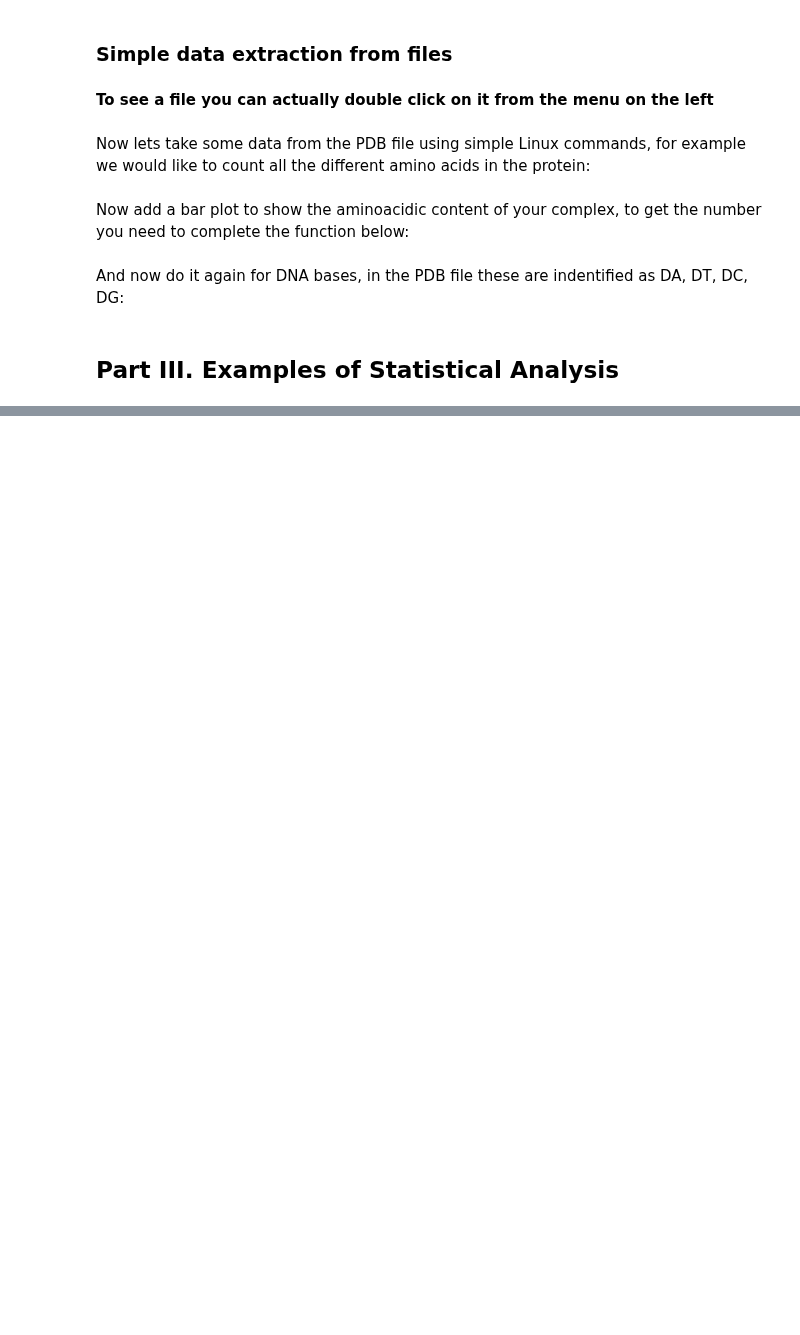
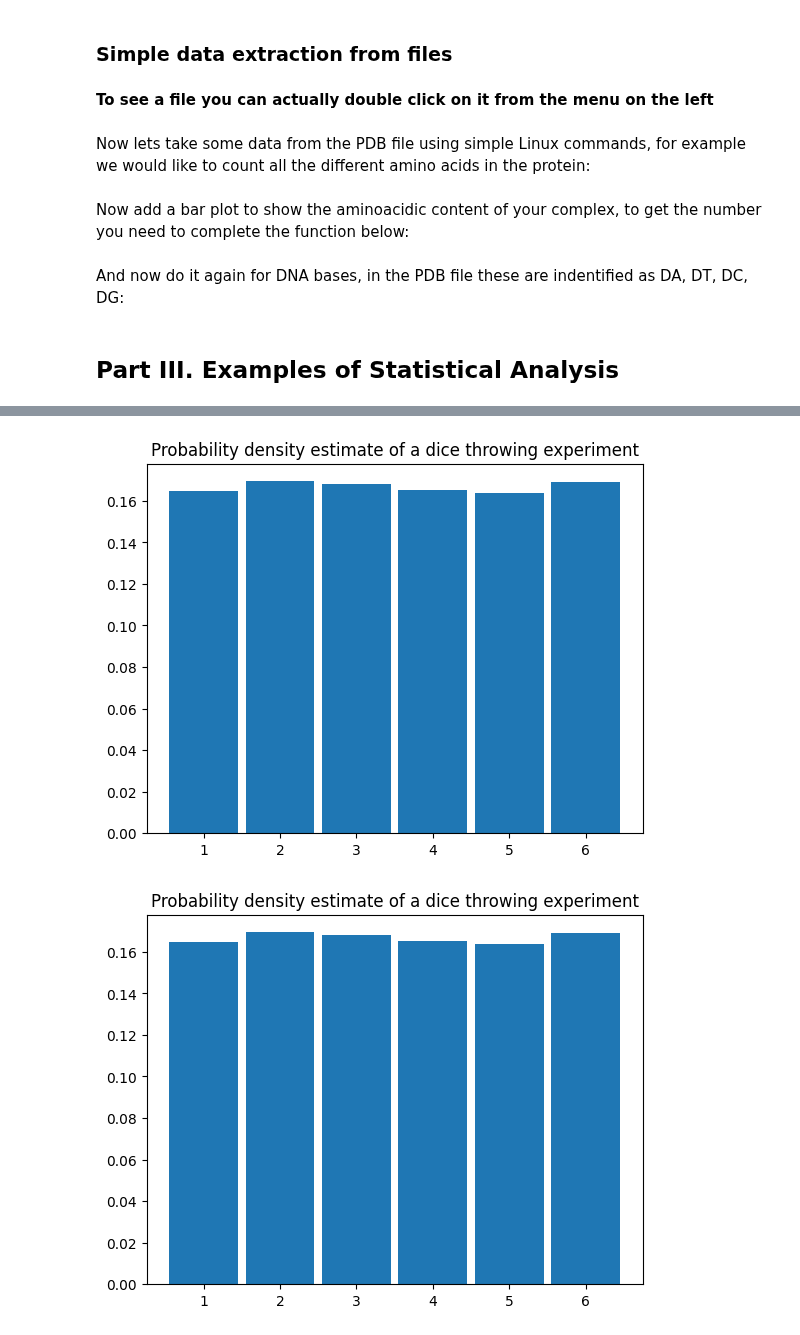
Before and after one commit to carlocamilloni/Structural-Bioinformatics, a Jupyter notebook: Notebooks/t02_intro_stat.ipynb, the cells around one changed output, grey strips where cells are left out. Saved outputs shown, nothing was run; the diff lists cells and outputs as text; code cells hidden in the pictures; blank space fills up the shorter version.

```diff
--- a/Notebooks/t02_intro_stat.ipynb
+++ b/Notebooks/t02_intro_stat.ipynb
@@ -280,3 +285,18 @@ plt.show()
+# %%
+# if we are estimanting a probability then we can also normalize them:
+counts, bin=np.histogram(data, bins=[1, 2, 3, 4, 5, 6, 7], density=True)
+plt.hist(bin[:-1], bin, weights=counts, align='left', rwidth=0.9)
+plt.title("Probability density estimate of a dice throwing experiment")
+plt.show()
+# the above is equivalent to
+bin_size=1
+counts, bin=np.histogram(data, bins=[1, 2, 3, 4, 5, 6, 7])
+plt.hist(bin[:-1], bin, weights=counts/(len(data)*bin_size), align='left', rwidth=0.9)
+plt.title("Probability density estimate of a dice throwing experiment")
+plt.show()
+# %% [output]
+[figure, added]
+[figure, added]
 # %%
 #calculate the average
 #this is the sum of all the elements divided by the number of elements
```
Also changed, not shown: parts of 2 cells of this notebook.
